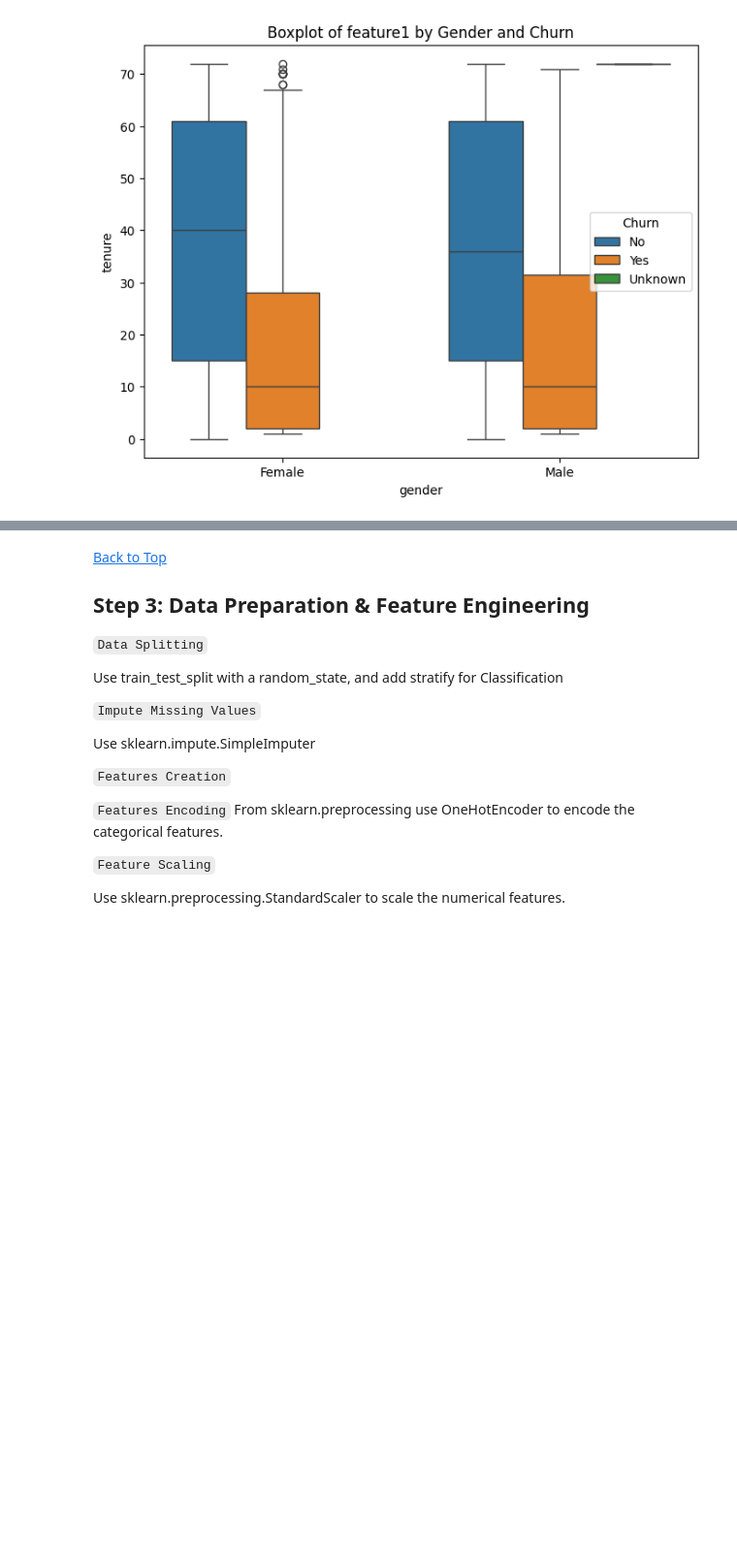
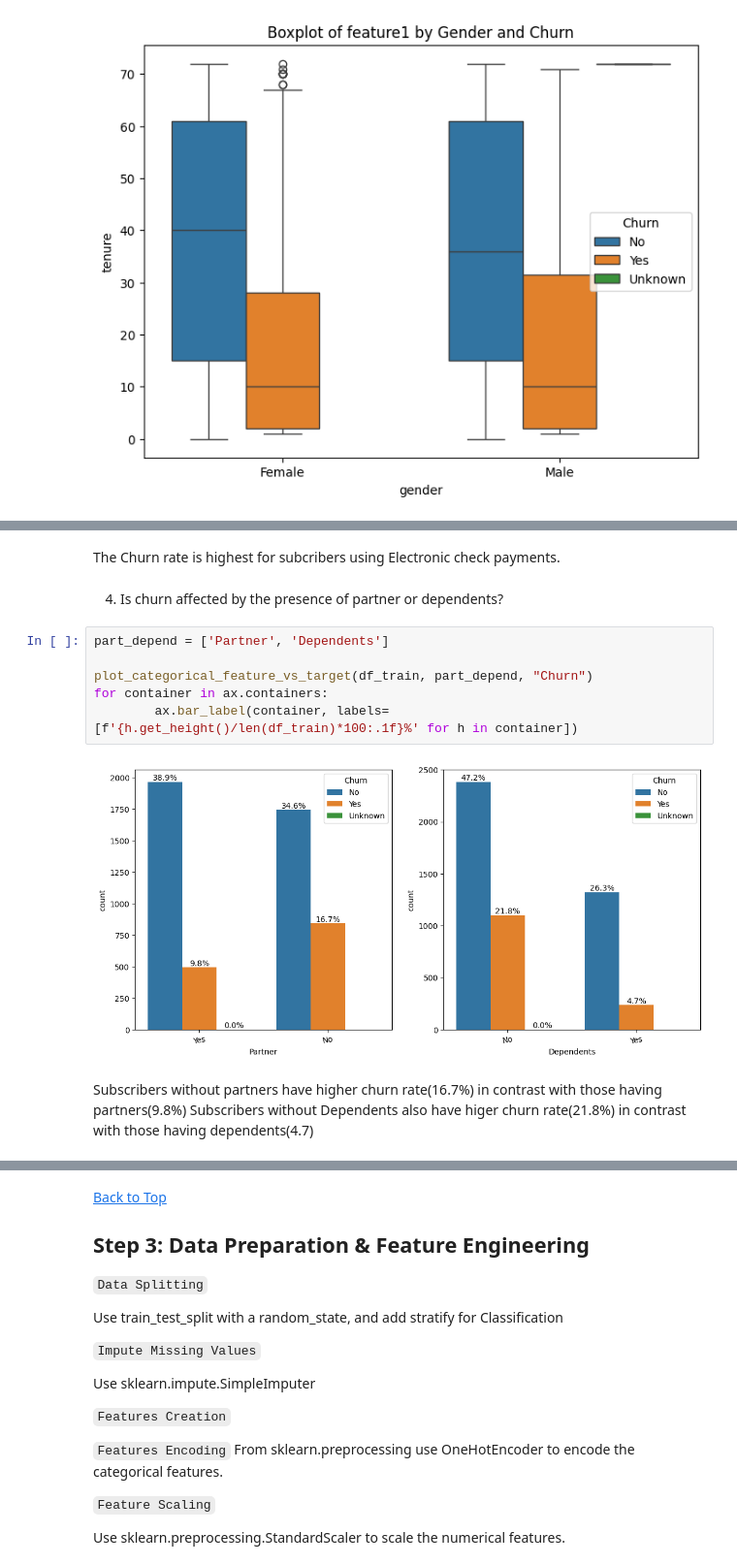
Before and after one commit to worlakuma/Machine-Learning-Prediction-Model-for-a-Telecommunications-Provider, a Jupyter notebook: LP2_Marchine_Learning_Project.ipynb, the cells around one changed output, grey strips where cells are left out. Shown at 97% size. Saved outputs shown, nothing was run; the diff lists cells and outputs as text; blank space fills up the shorter version.

```diff
--- a/LP2_Marchine_Learning_Project.ipynb
+++ b/LP2_Marchine_Learning_Project.ipynb
@@ -761,3 +816,18 @@ plt.show()
+# %% [markdown]
+The Churn rate is highest for subcribers using Electronic check payments.
+# %% [markdown]
+4. Is churn affected by the presence of partner or dependents?
+# %%
+part_depend = ['Partner', 'Dependents']
+
+plot_categorical_feature_vs_target(df_train, part_depend, "Churn")
+for container in ax.containers:
+        ax.bar_label(container, labels=[f'{h.get_height()/len(df_train)*100:.1f}%' for h in container])
+# %% [output]
+[figure, added]
+# %% [markdown]
+Subscribers without partners have higher churn rate(16.7%) in contrast with those having partners(9.8%)
+Subscribers without Dependents also have higer churn rate(21.8%) in contrast with those having dependents(4.7)
 # %% [markdown]
 #### Key Insights
 - Both df_3000 & df_2000 have the same number of columns
```
Also changed, not shown: parts of 15 cells of this notebook.
